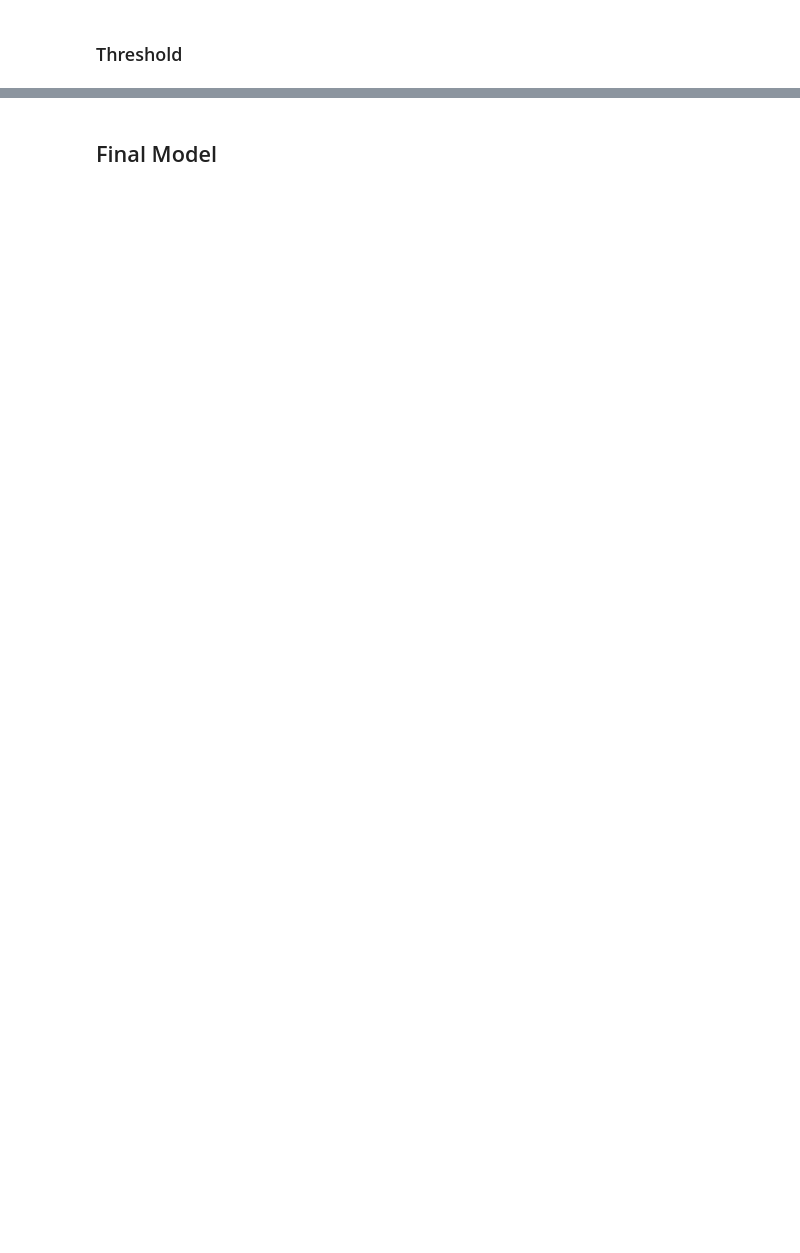
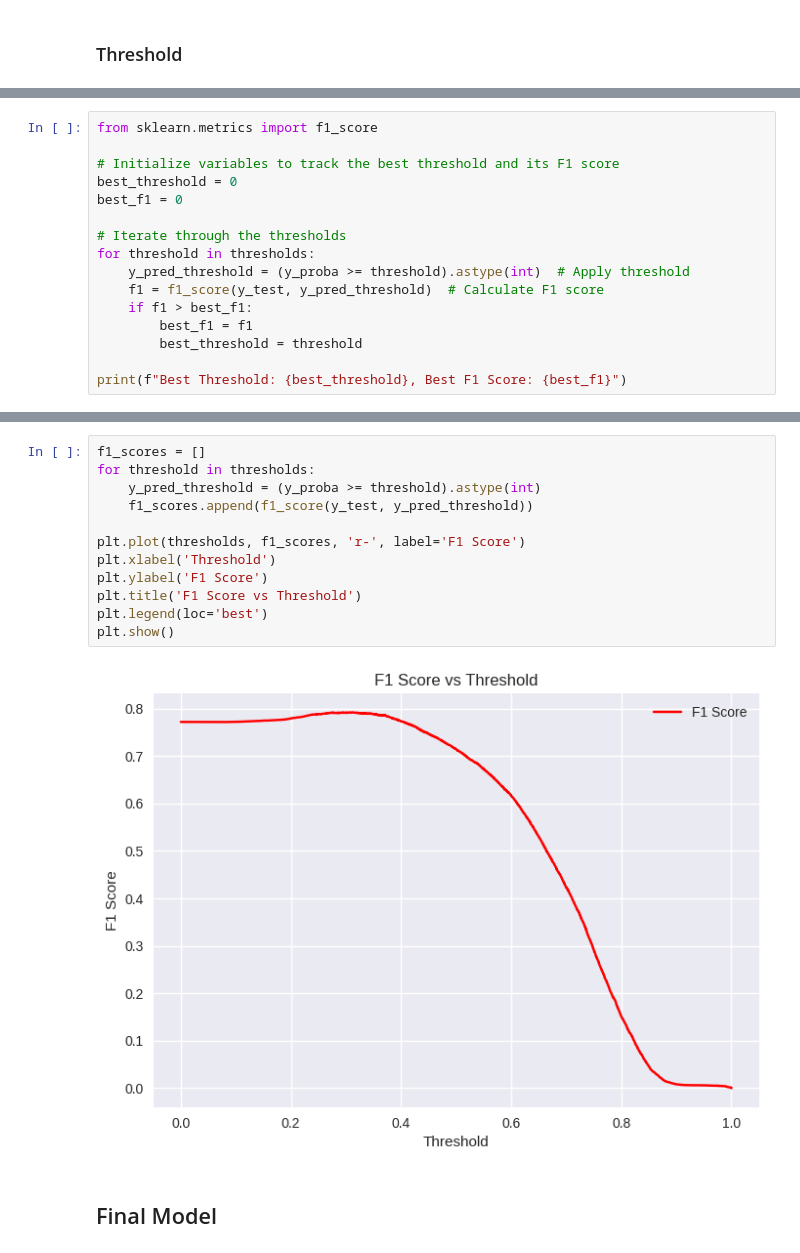
Before and after one commit to TheGooseGuy/Insurance-Product-Prediction, a Jupyter notebook: Data_preprocessing.ipynb, the cells around one changed output, grey strips where cells are left out. Saved outputs shown, nothing was run; the diff lists cells and outputs as text; blank space fills up the shorter version.

```diff
--- a/Data_preprocessing.ipynb
+++ b/Data_preprocessing.ipynb
@@ -822,0 +909,16 @@ weighted avg       0.71      0.70      0.71     18256
+# %%
+from sklearn.metrics import f1_score
+
+# Initialize variables to track the best threshold and its F1 score
+best_threshold = 0
+best_f1 = 0
+
+# Iterate through the thresholds
+for threshold in thresholds:
+    y_pred_threshold = (y_proba >= threshold).astype(int)  # Apply threshold
+    f1 = f1_score(y_test, y_pred_threshold)  # Calculate F1 score
+    if f1 > best_f1:
+        best_f1 = f1
+        best_threshold = threshold
+
+print(f"Best Threshold: {best_threshold}, Best F1 Score: {best_f1}")
@@ -823,3 +941,17 @@ weighted avg       0.71      0.70      0.71     18256
+# %%
+f1_scores = []
+for threshold in thresholds:
+    y_pred_threshold = (y_proba >= threshold).astype(int)
+    f1_scores.append(f1_score(y_test, y_pred_threshold))
+
+plt.plot(thresholds, f1_scores, 'r-', label='F1 Score')
+plt.xlabel('Threshold')
+plt.ylabel('F1 Score')
+plt.title('F1 Score vs Threshold')
+plt.legend(loc='best')
+plt.show()
+# %% [output]
+[figure, added]
 # %% [markdown]
 ## Final Model
 # %%
```
Also changed, not shown: parts of 30 cells of this notebook.
